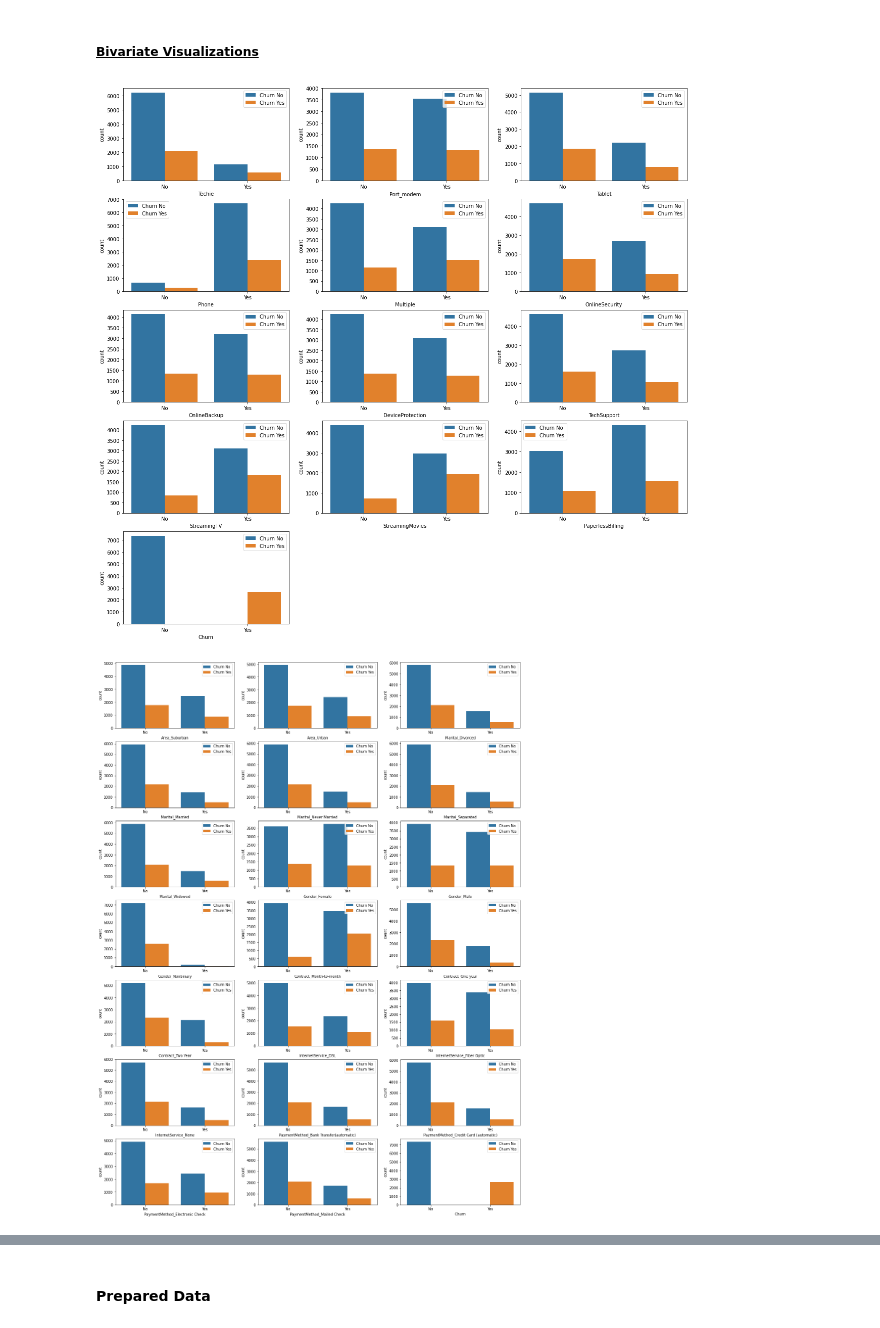
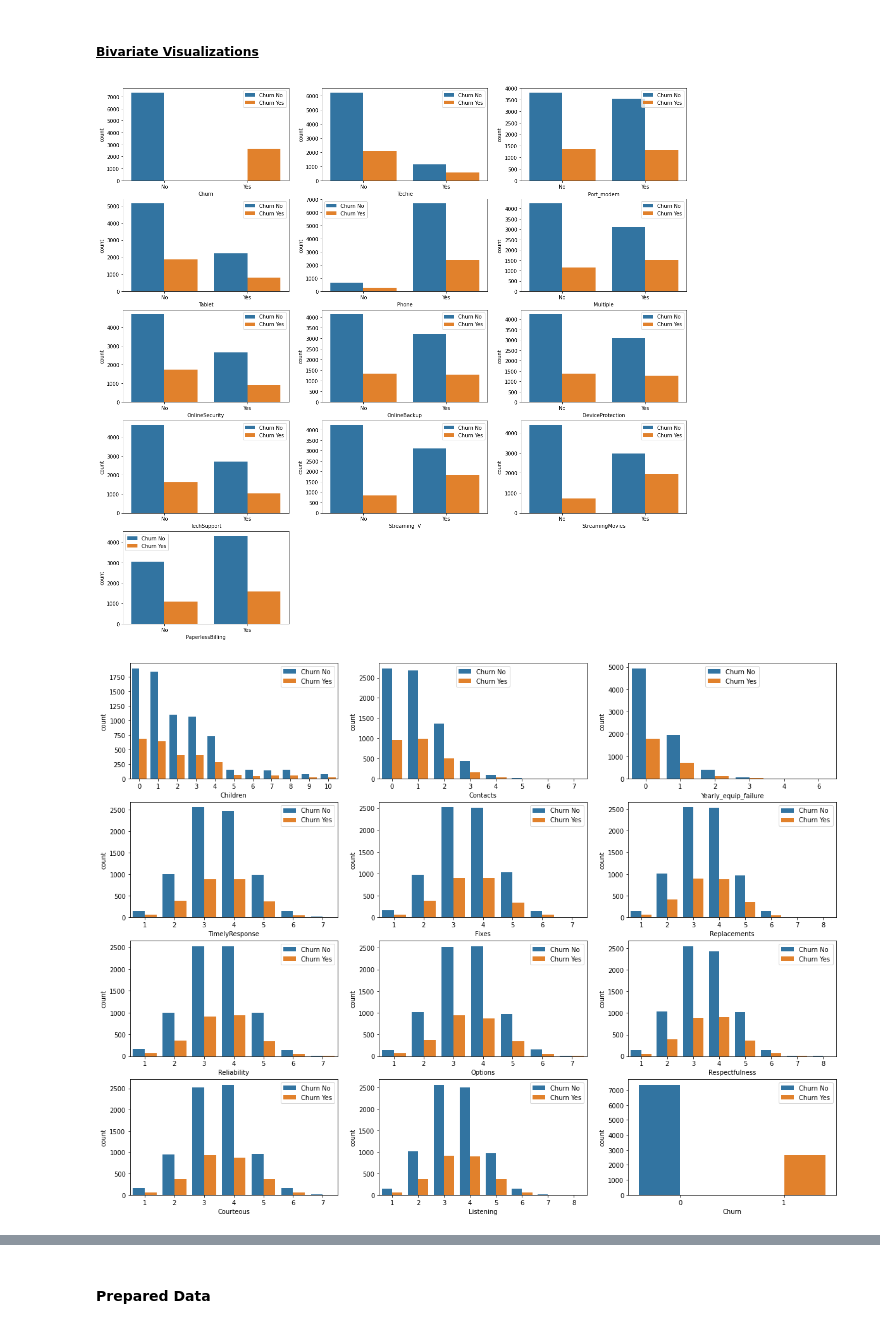
Before and after one commit to mattblasa/Predctive-Modeling-Final, a Jupyter notebook: Blasa D208 Performance Assessment 2.ipynb, the cells around one changed output, grey strips where cells are left out. Drawn from its saved outputs; the diff is of its cells as text; code cells hidden in the pictures.

```diff
--- a/Blasa D208 Performance Assessment 2.ipynb
+++ b/Blasa D208 Performance Assessment 2.ipynb
@@ -320,0 +212,10 @@ df = df.drop(drops, axis = 1)
+# %%
+df.rename(columns = {'Item1':'TimelyResponse',
+                    'Item2':'Fixes',
+                     'Item3':'Replacements',
+                     'Item4':'Reliability',
+                     'Item5':'Options',
+                     'Item6':'Respectfulness',
+                     'Item7':'Courteous',
+                     'Item8':'Listening'},
+          inplace=True)
@@ -345,11 +245,0 @@ plt.show();
-# %%
-# Display histograms of numeric columns (ref 2)
-f, axes = plt.subplots(round(len(cols)/3), 3, figsize=(15,30))
-y = 0;
-for col in cols:
-    i, j = divmod(y, 3)
-    sns.distplot(df[col], ax=axes[i, j], kde_kws={'bw':0.01})
-    y = y + 1
-
-plt.tight_layout()
-plt.show();
@@ -358,9 +267,9 @@ plt.show();
 # %% [markdown]
 ##### <u>Bivariate Visualizations</u>
 # %%
-# Plot split bar charts for binary variables by Churn
-df_bin = df[['Techie', 'Port_modem', 'Tablet', 'Phone', 'Multiple', 'OnlineSecurity', 'OnlineBackup', 'DeviceProtection',
-       'TechSupport', 'StreamingTV', 'StreamingMovies', 'PaperlessBilling', 'Churn']]
+# Split bar charts for binary variables by Churn
+df_bin = df[['Churn', 'Techie', 'Port_modem', 'Tablet', 'Phone', 'Multiple', 'OnlineSecurity',
+             'OnlineBackup', 'DeviceProtection', 'TechSupport', 'StreamingTV', 'StreamingMovies', 'PaperlessBilling']]
 count=1
 plt.subplots(figsize=(20, 80))
 for i in df_bin.columns:
@@ -372,23 +281,22 @@ for i in df_bin.columns:
     count+=1
 plt.show();
 # %% [output]
-[figure, old version]
+[figure, new version]
 # %%
-# Plot split bar charts for dummy categorical variables by Churn
-df_cat = df[['Area_Suburban', 'Area_Urban', 'Marital_Divorced', 'Marital_Married', 'Marital_Never Married',
-             'Marital_Separated', 'Marital_Widowed', 'Gender_Female', 'Gender_Male', 'Gender_Nonbinary',
-             'Contract_Month-to-month', 'Contract_One year', 'Contract_Two Year', 'InternetService_DSL',
-             'InternetService_Fiber Optic', 'InternetService_None', 'PaymentMethod_Bank Transfer(automatic)',
-             'PaymentMethod_Credit Card (automatic)', 'PaymentMethod_Electronic Check', 'PaymentMethod_Mailed Check', 'Churn']]
+# Display plots for all discrete value variables by Churn
+
+# Split bar charts for binary variables by Churn
+df_dis = df[['Children', 'Contacts', 'Yearly_equip_failure', 'TimelyResponse', 'Fixes', 'Replacements',
+             'Reliability', 'Options', 'Respectfulness', 'Courteous', 'Listening', 'Churn']]
 count=1
 plt.subplots(figsize=(20, 80))
-for i in df_cat.columns:
+for i in df_dis.columns:
     plt.subplot(20,3,count)
-    ax = sns.countplot(x=i, hue='Churn', data = df_cat)
+    ax = sns.countplot(x = i, hue = 'Churn', data = df_dis)
     legend_labels, _= ax.get_legend_handles_labels()
     ax.legend(legend_labels, ['Churn No','Churn Yes'])
-    ax.set_xticklabels(('No', 'Yes'))
+
     count+=1
 plt.show();
 # %% [output]
-[figure, old version]
+[figure, new version]
```
Also changed, not shown: parts of 75 cells of this notebook, 6 other files.
